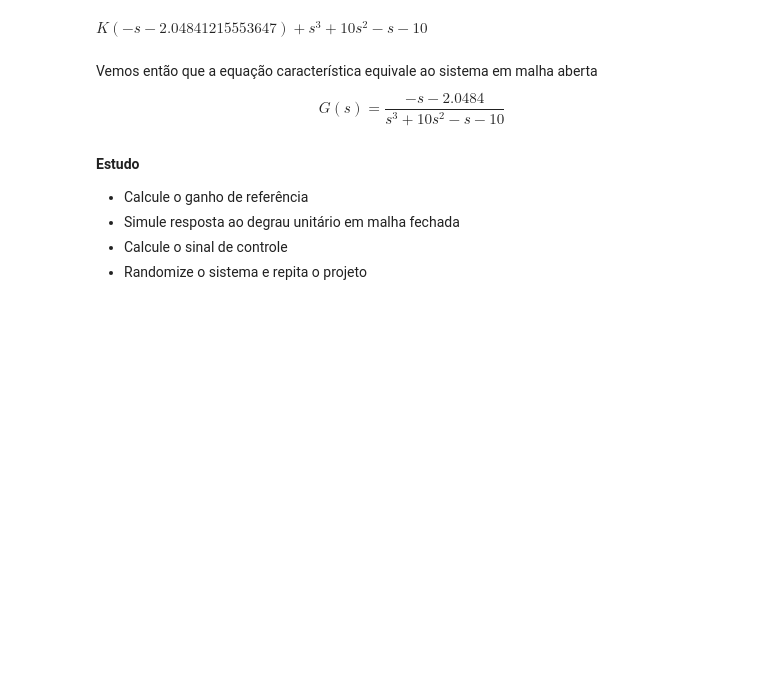
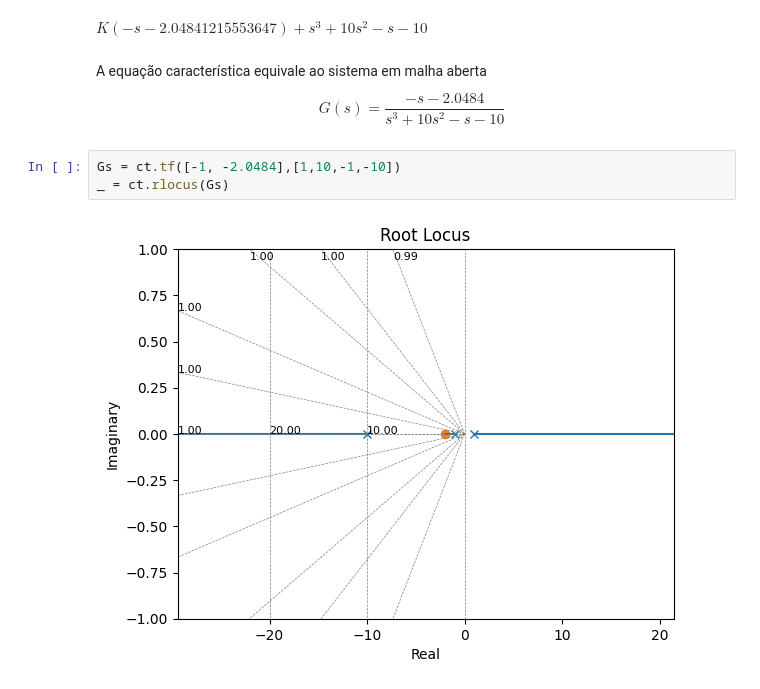
Before and after one commit to rsbayma/Controle-II, a Jupyter notebook: Estados/Problemas e exercícios/Roteiro de estudo - Compensadores.ipynb, the cells around one changed output. Drawn from its saved outputs; the diff is of its cells as text; blank space fills up the shorter version.

```diff
--- a/Estados/Problemas e exercícios/Roteiro de estudo - Compensadores.ipynb
+++ b/Estados/Problemas e exercícios/Roteiro de estudo - Compensadores.ipynb
@@ -295,13 +292,12 @@ lgr
 # %% [output]
 $\displaystyle K \left(- s - 2.04841215553647\right) + s^{3} + 10 s^{2} - s - 10$
 # %% [markdown]
-Vemos então que a equação característica equivale ao sistema em malha aberta
+A equação característica equivale ao sistema em malha aberta
 $$
     G(s) = \frac{−s−2.0484}{s^3+10s^2−s−10}
 $$
-# %% [markdown]
-**Estudo**
-- Calcule o ganho de referência
-- Simule resposta ao degrau unitário em malha fechada
-- Calcule o sinal de controle
-- Randomize o sistema e repita o projeto
+# %%
+Gs = ct.tf([-1, -2.0484],[1,10,-1,-10])
+_ = ct.rlocus(Gs)
+# %% [output]
+[figure, added]
```
Also changed, not shown: parts of 22 cells of this notebook, 2 other files.
